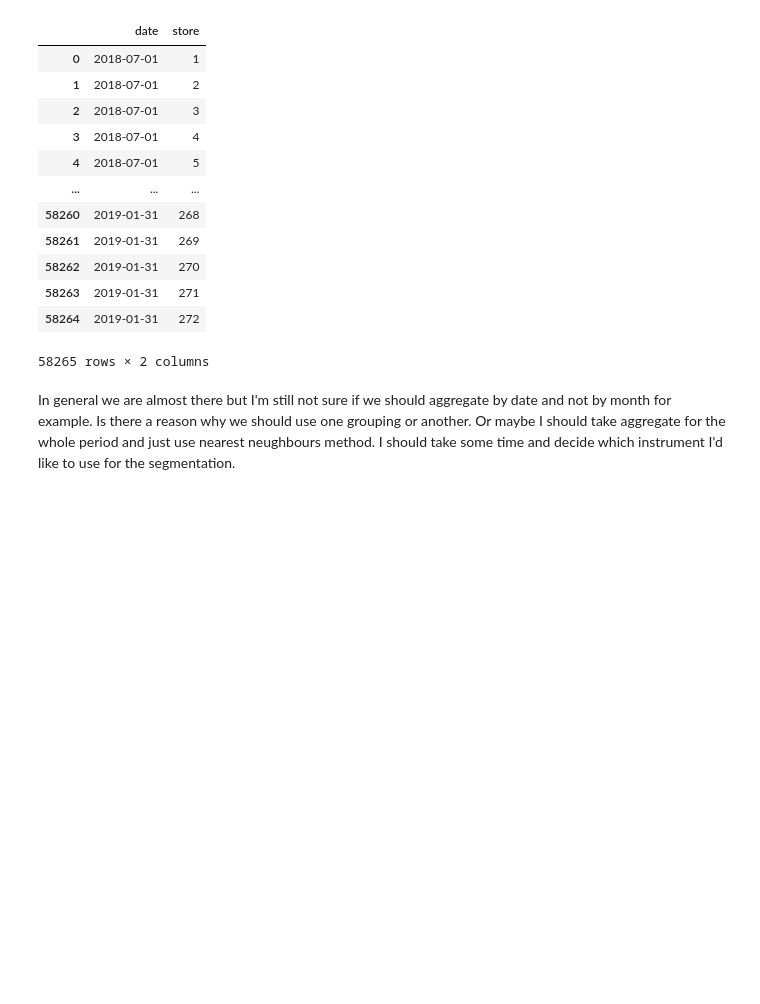
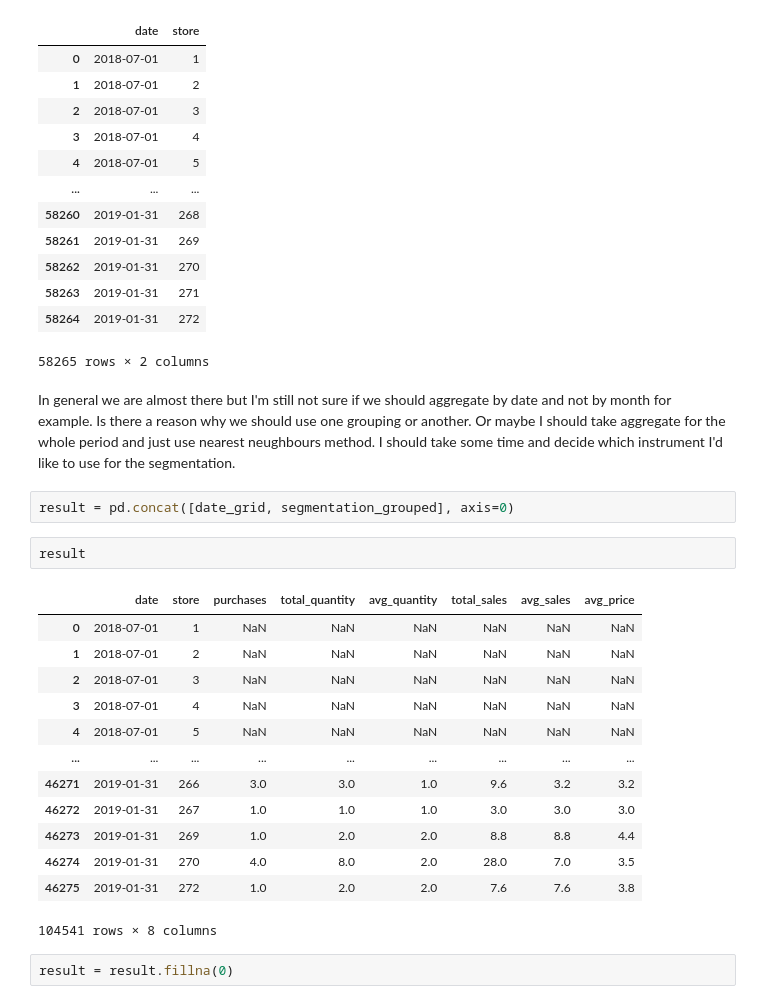
Before and after one commit to AndreiChernovJr/Chips-market-analysis, a Jupyter notebook: Experimentation and uplift testing.ipynb, the cells around one changed output. Drawn from its saved outputs; the diff is of its cells as text; blank space fills up the shorter version.

```diff
--- a/Experimentation and uplift testing.ipynb
+++ b/Experimentation and uplift testing.ipynb
@@ -343,3 +349,23 @@ date_grid
 58265 rows × 2 columns
 # %% [markdown]
 In general we are almost there but I'm still not sure if we should aggregate by date and not by month for example. Is there a reason why we should use one grouping or another. Or maybe I should take aggregate for the whole period and just use nearest neughbours method. I should take some time and decide which instrument I'd like to use for the segmentation.
+# %%
+result = pd.concat([date_grid, segmentation_grouped], axis=0)
+# %%
+result
+# %% [output]
+|  | date | store | purchases | total_quantity | avg_quantity | total_sales | avg_sales | avg_price |
+| 0 | 2018-07-01 | 1 | NaN | NaN | NaN | NaN | NaN | NaN |
+| 1 | 2018-07-01 | 2 | NaN | NaN | NaN | NaN | NaN | NaN |
+| 2 | 2018-07-01 | 3 | NaN | NaN | NaN | NaN | NaN | NaN |
+| 3 | 2018-07-01 | 4 | NaN | NaN | NaN | NaN | NaN | NaN |
+| 4 | 2018-07-01 | 5 | NaN | NaN | NaN | NaN | NaN | NaN |
+| ... | ... | ... | ... | ... | ... | ... | ... | ... |
+| 46271 | 2019-01-31 | 266 | 3.0 | 3.0 | 1.0 | 9.6 | 3.2 | 3.2 |
+| 46272 | 2019-01-31 | 267 | 1.0 | 1.0 | 1.0 | 3.0 | 3.0 | 3.0 |
+| 46273 | 2019-01-31 | 269 | 1.0 | 2.0 | 2.0 | 8.8 | 8.8 | 4.4 |
+| 46274 | 2019-01-31 | 270 | 4.0 | 8.0 | 2.0 | 28.0 | 7.0 | 3.5 |
+| 46275 | 2019-01-31 | 272 | 1.0 | 2.0 | 2.0 | 7.6 | 7.6 | 3.8 |
+104541 rows × 8 columns
+# %%
+result = result.fillna(0)
```
Also changed, not shown: parts of 78 cells of this notebook.
